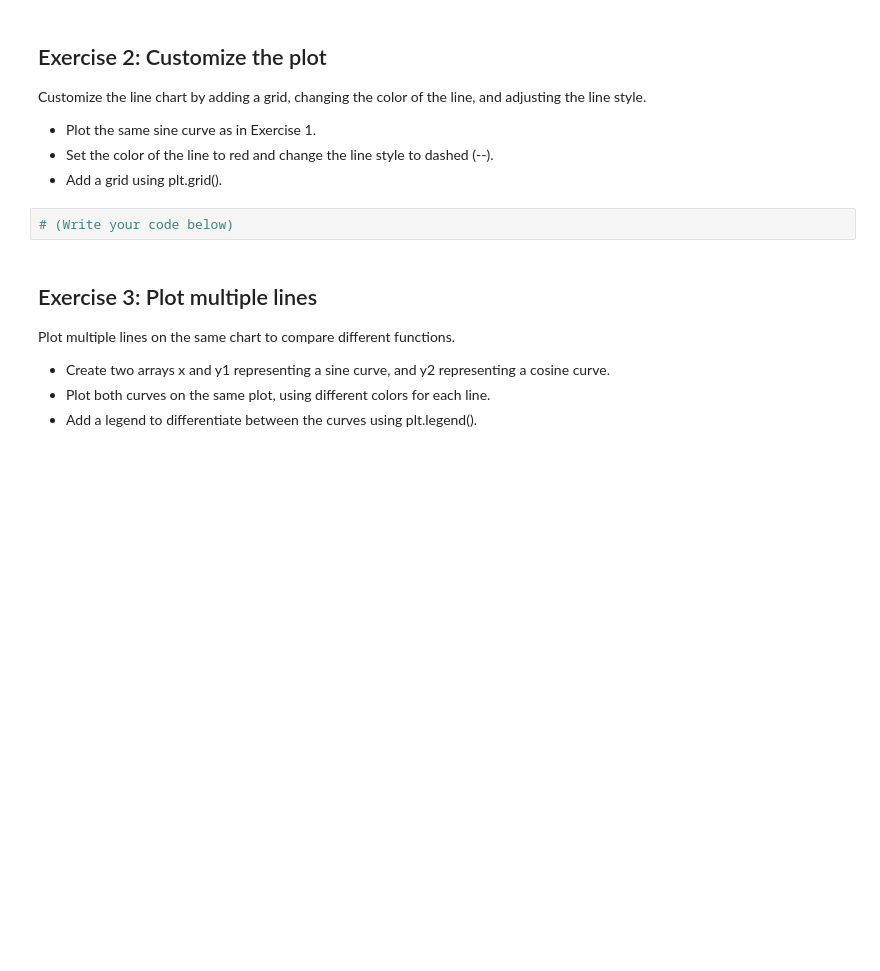
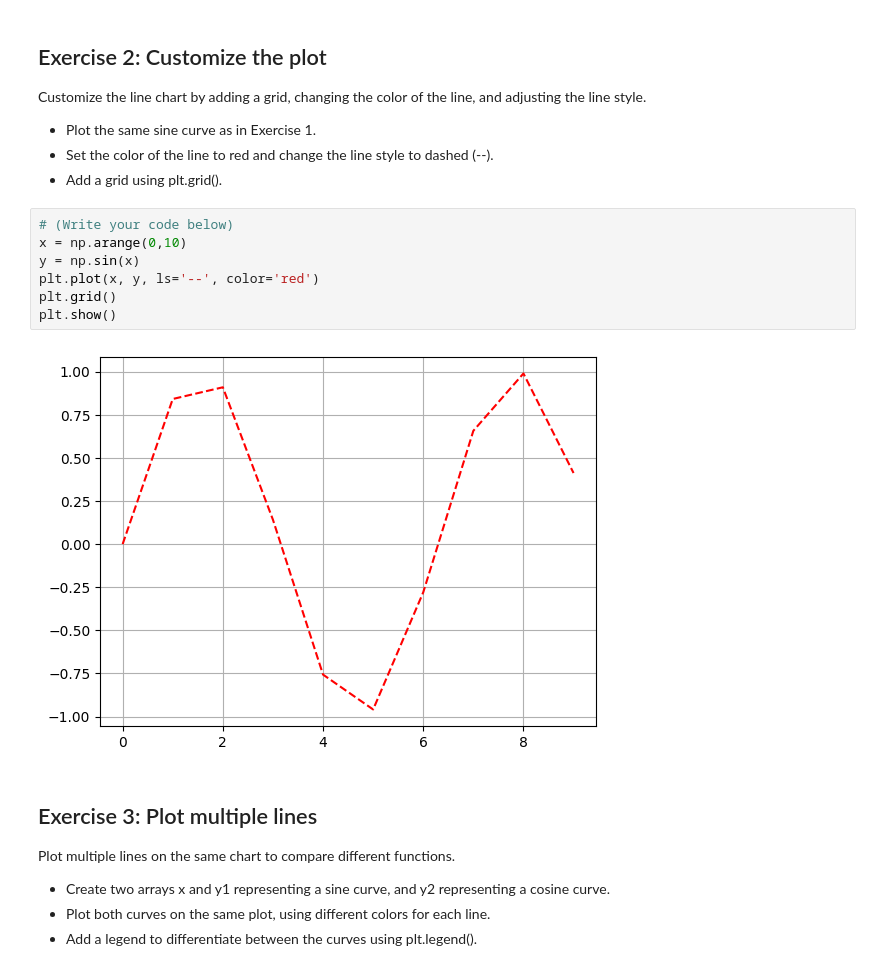
Before and after one commit to Lord-of-Waffles/MLIntro, a Jupyter notebook: notebooks/Introduction_to_Matplotlib.ipynb, the cells around one changed output. Drawn from its saved outputs; the diff is of its cells as text; blank space fills up the shorter version.

```diff
--- a/notebooks/Introduction_to_Matplotlib.ipynb
+++ b/notebooks/Introduction_to_Matplotlib.ipynb
@@ -28,8 +55,15 @@ Customize the line chart by adding a grid, changing the color of the line, and a
 * Plot the same sine curve as in Exercise 1.
 * Set the color of the line to red and change the line style to dashed (--).
 * Add a grid using plt.grid().
-# %%
-# (Write your code below)
+# %%
+# (Write your code below)
+x = np.arange(0,10)
+y = np.sin(x)
+plt.plot(x, y, ls='--', color='red')
+plt.grid()
+plt.show()
+# %% [output]
+[figure, added]
 # %% [markdown]
 ## Exercise 3: Plot multiple lines
 
```
Also changed, not shown: parts of 4 cells of this notebook.
